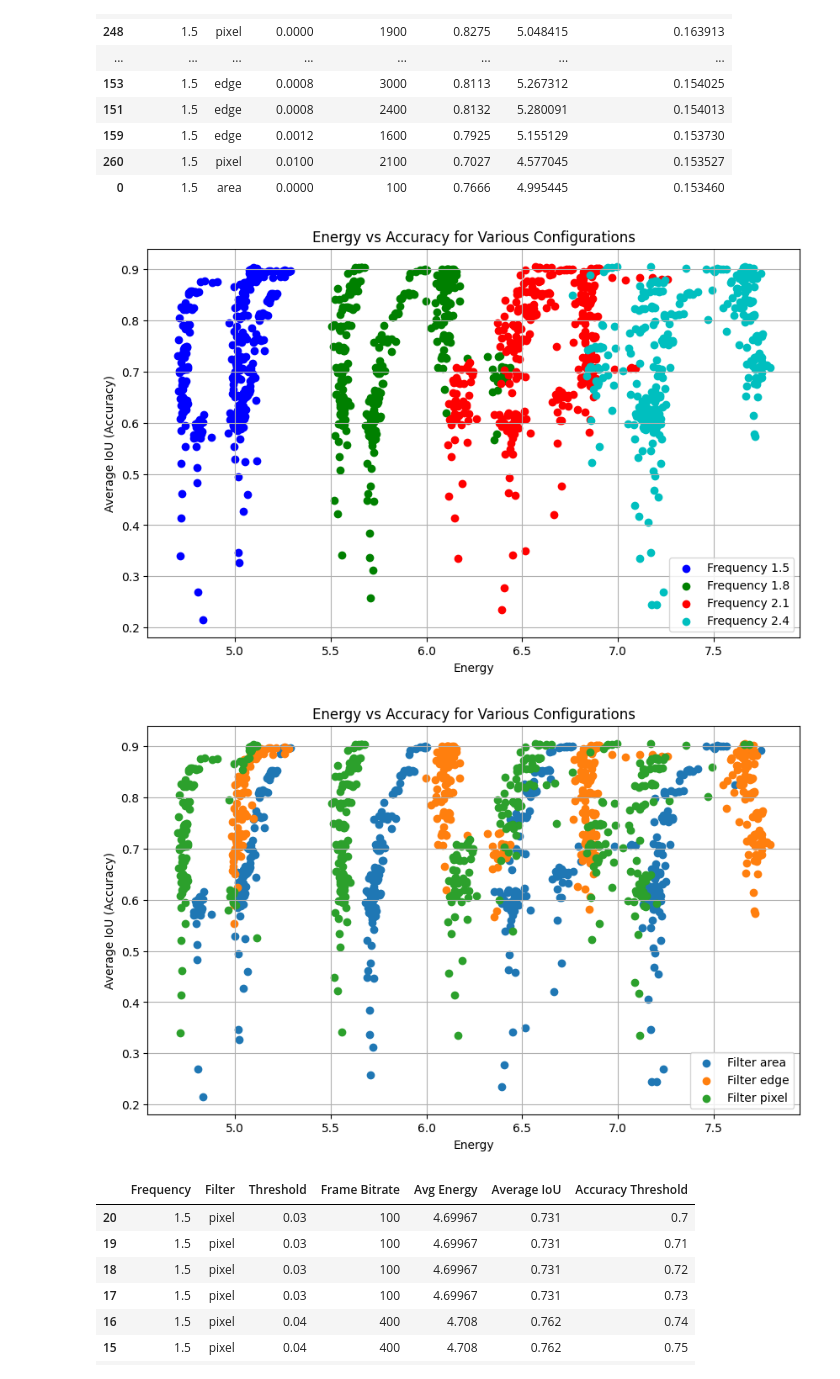
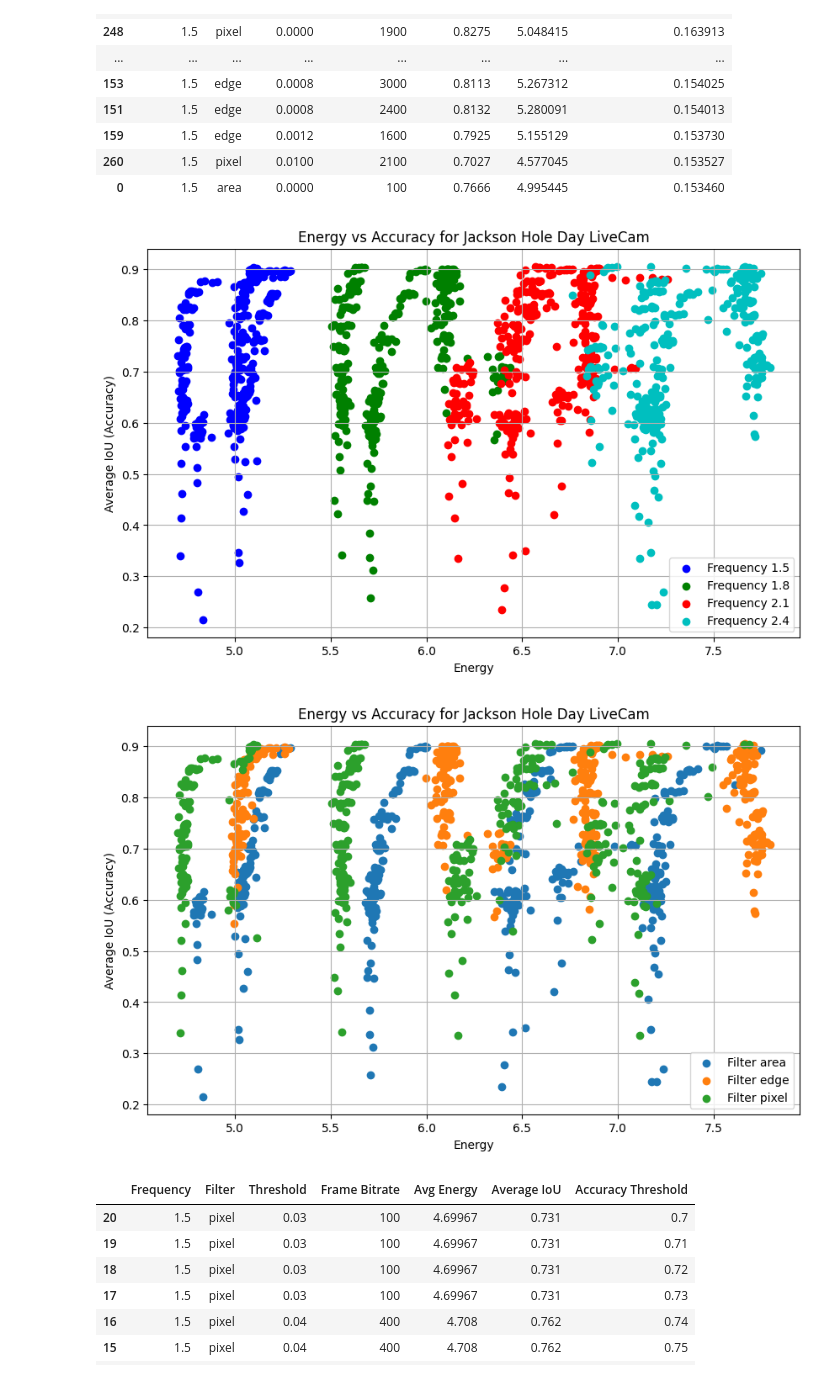
Before and after one commit to bencivjan/ecolens, a Jupyter notebook: viz/viz.ipynb, the cells around one changed output. Saved outputs shown, nothing was run; the diff lists cells and outputs as text; code cells hidden in the pictures.

```diff
--- a/viz/viz.ipynb
+++ b/viz/viz.ipynb
@@ -80,35 +81,35 @@ Top 60 Configurations by Accuracy/Energy Ratio:
 # Load the CSV files
 accuracy_df = pd.read_csv('accuracy-JH-1.csv')  # File containing "Average IoU"
 energy_files = ['energy-JH-1.csv']  # Energy files
 
 # Merge all energy files into one DataFrame
 energy_df = pd.concat([pd.read_csv(f) for f in energy_files], ignore_index=True)
 
 # Merge the accuracy and energy data on common columns
 merged_df = pd.merge(accuracy_df, energy_df, on=["Frequency", "Filter", "Threshold", "Frame Bitrate"])
 merged_df = merged_df.drop(columns=['FPS', 'Start Time', 'End Time'])
 
 # Plotting
 plt.figure(figsize=(10, 6))
 # plt.scatter(merged_df['Avg Energy'], merged_df['Average IoU'], color='b', label='Energy vs Accuracy')
 
 colors = ['b', 'g', 'r', 'c']  # Adjust/add more colors if needed
 
 # Plot each frequency as a different color
 for i, (frequency, group) in enumerate(merged_df.groupby('Frequency')):
     plt.scatter(group['Avg Energy'], group['Average IoU'], color=colors[i % len(colors)], label=f'Frequency {frequency}')
 
 # Labels and title
 plt.xlabel('Energy')
 plt.ylabel('Average IoU (Accuracy)')
-plt.title('Energy vs Accuracy for Various Configurations')
+plt.title('Energy vs Accuracy for Jackson Hole Day LiveCam')
 
 # Add grid and show the plot
 plt.grid(True)
 plt.legend()
 plt.show()
 # %% [output]
-[figure, old version]
+[figure, new version]
 # %%
 plt.figure(figsize=(10, 6))
 
@@ -118,14 +119,14 @@ for i, (frequency, group) in enumerate(merged_df.groupby('Filter')):
 # Labels and title
 plt.xlabel('Energy')
 plt.ylabel('Average IoU (Accuracy)')
-plt.title('Energy vs Accuracy for Various Configurations')
+plt.title('Energy vs Accuracy for Jackson Hole Day LiveCam')
 
 # Add grid and show the plot
 plt.grid(True)
 plt.legend()
 plt.show()
 # %% [output]
-[figure, old version]
+[figure, new version]
 # %%
 import numpy as np
 
```
Also changed, not shown: parts of 8 cells of this notebook, 4 other files.
